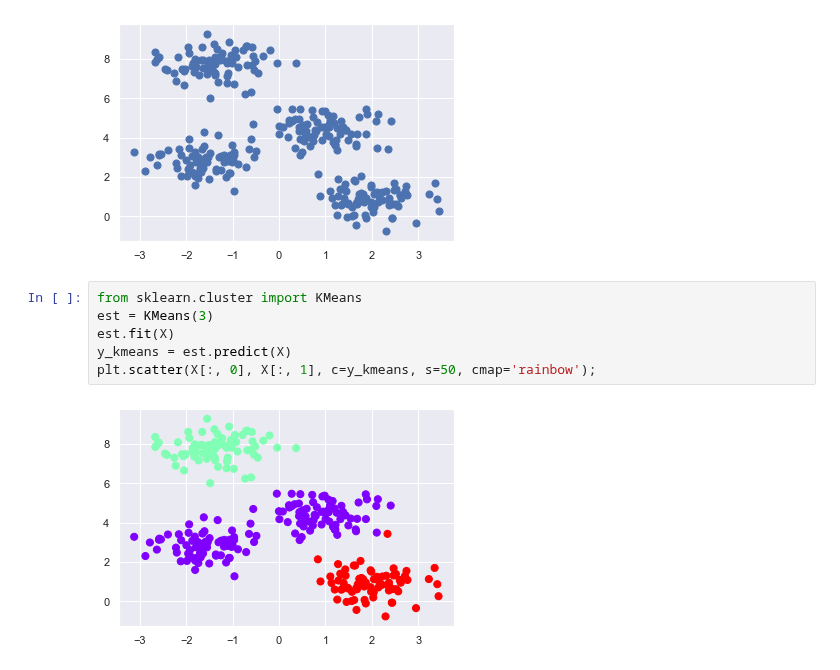
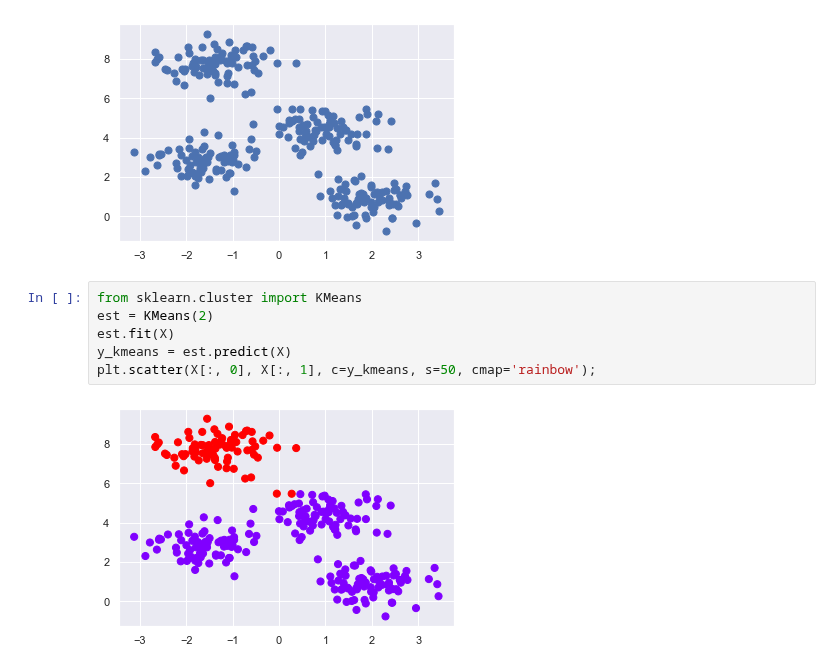
Before and after one commit to marcellusruben/JL_git_example, a Jupyter notebook: cluster.ipynb, the cells around one changed output. Saved outputs shown, nothing was run; the diff lists cells and outputs as text.

```diff
--- a/cluster.ipynb
+++ b/cluster.ipynb
@@ -13,9 +13,9 @@ plt.scatter(X[:, 0], X[:, 1], s=50);
 [figure]
 # %%
 from sklearn.cluster import KMeans
-est = KMeans(3)
+est = KMeans(2)
 est.fit(X)
 y_kmeans = est.predict(X)
 plt.scatter(X[:, 0], X[:, 1], c=y_kmeans, s=50, cmap='rainbow');
 # %% [output]
-[figure, old version]
+[figure, new version]
```
